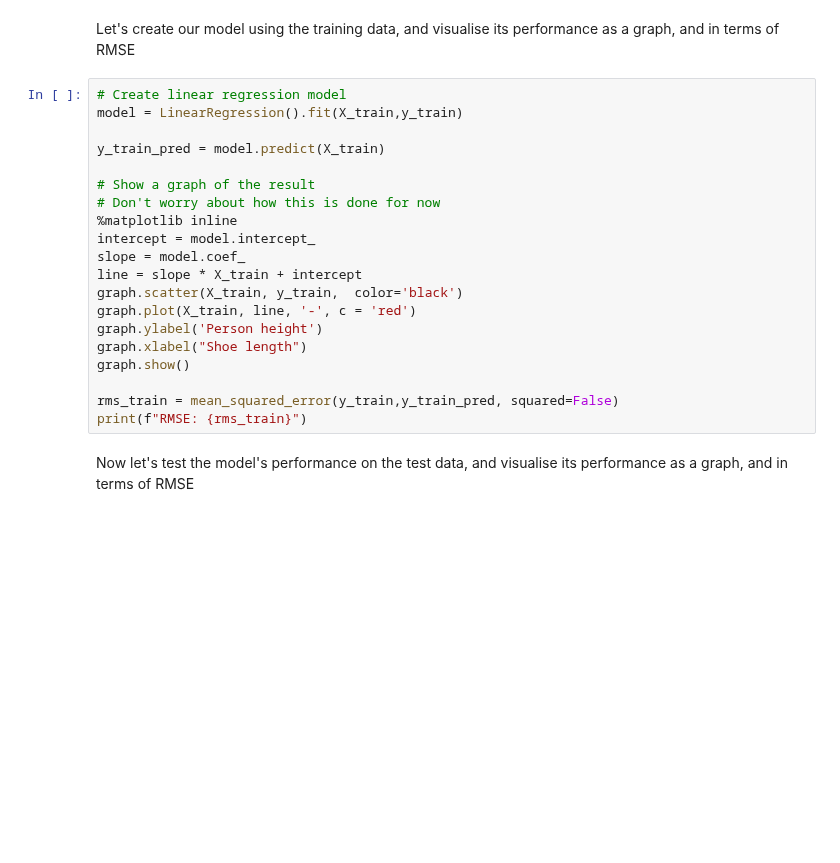
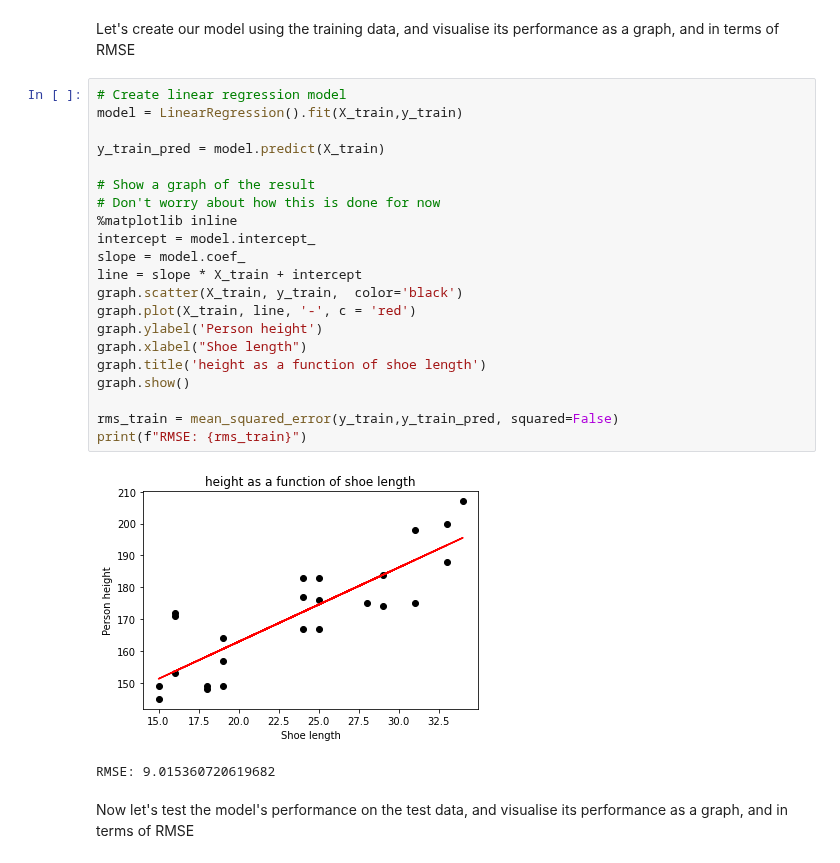
Before and after one commit to MicrosoftDocs/mslearn-introduction-to-machine-learning, a Jupyter notebook: 0a - unit 07.ipynb, the cells around one changed output. Cells and saved outputs as stored; diff of their text form; blank space fills up the shorter version.

Commit message:
modified plots slightly

```diff
--- a/0a - unit 07.ipynb
+++ b/0a - unit 07.ipynb
@@ -54,23 +54,27 @@ Let's create our model using the training data, and visualise its performance as
 # %%
 # Create linear regression model
 model = LinearRegression().fit(X_train,y_train)
 
 y_train_pred = model.predict(X_train)
 
 # Show a graph of the result
 # Don't worry about how this is done for now
 %matplotlib inline
 intercept = model.intercept_
 slope = model.coef_
 line = slope * X_train + intercept
 graph.scatter(X_train, y_train,  color='black')
 graph.plot(X_train, line, '-', c = 'red')
 graph.ylabel('Person height')
 graph.xlabel("Shoe length")
+graph.title('height as a function of shoe length')
 graph.show()
 
 rms_train = mean_squared_error(y_train,y_train_pred, squared=False)
 print(f"RMSE: {rms_train}")
+# %% [output]
+[figure, added]
+RMSE: 9.015360720619682
 # %% [markdown]
 Now let's test the model's performance on the test data, and visualise its performance as a graph, and in terms of RMSE
 # %%
```
Also changed, not shown: parts of 3 cells of this notebook.
